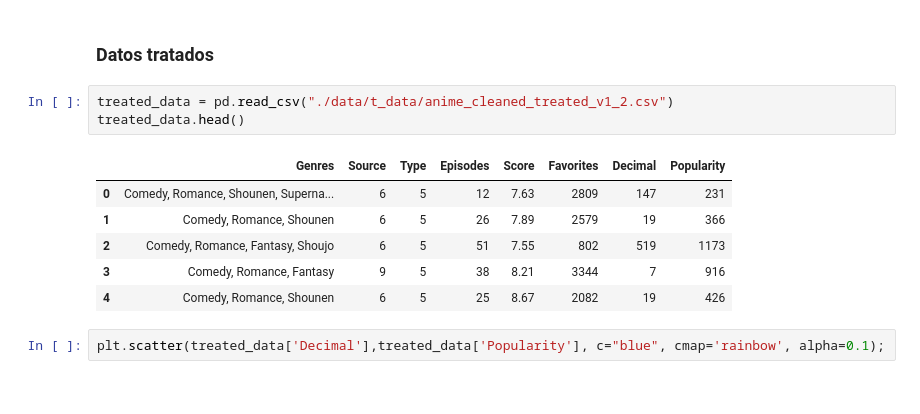
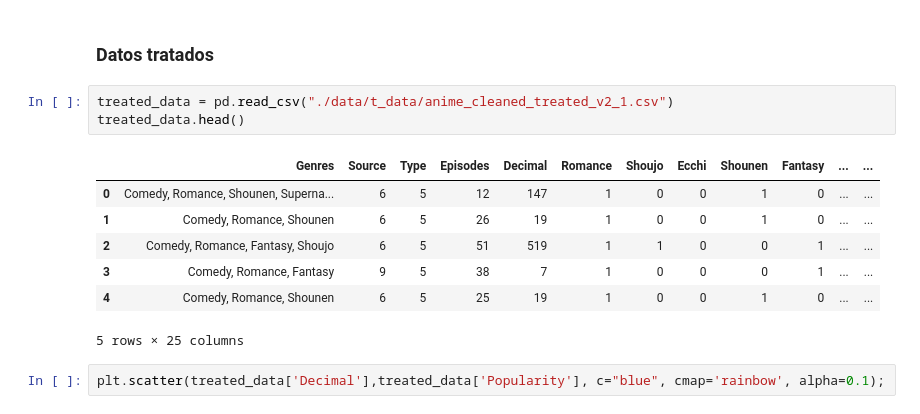
Before and after one commit to DouglasAR01/IA_Regresor_shows_animados, a Jupyter notebook: Data analysis.ipynb, the cells around one changed output. Drawn from its saved outputs; the diff is of its cells as text.

Commit message:
Nuevo regresor y columnas binarias de generos

```diff
--- a/Data analysis.ipynb
+++ b/Data analysis.ipynb
@@ -80,15 +80,16 @@ for j in range(len(x)):
 # %% [markdown]
 ### Datos tratados
 # %%
-treated_data = pd.read_csv("./data/t_data/anime_cleaned_treated_v1_2.csv")
+treated_data = pd.read_csv("./data/t_data/anime_cleaned_treated_v2_1.csv")
 treated_data.head()
 # %% [output]
-|  | Genres | Source | Type | Episodes | Score | Favorites | Decimal | Popularity |
-| 0 | Comedy, Romance, Shounen, Superna... | 6 | 5 | 12 | 7.63 | 2809 | 147 | 231 |
-| 1 | Comedy, Romance, Shounen | 6 | 5 | 26 | 7.89 | 2579 | 19 | 366 |
-| 2 | Comedy, Romance, Fantasy, Shoujo | 6 | 5 | 51 | 7.55 | 802 | 519 | 1173 |
-| 3 | Comedy, Romance, Fantasy | 9 | 5 | 38 | 8.21 | 3344 | 7 | 916 |
-| 4 | Comedy, Romance, Shounen | 6 | 5 | 25 | 8.67 | 2082 | 19 | 426 |
+|  | Genres | Source | Type | Episodes | Decimal | Romance | Shoujo | Ecchi | Shounen | Fantasy | ... | ... |
+| 0 | Comedy, Romance, Shounen, Superna... | 6 | 5 | 12 | 147 | 1 | 0 | 0 | 1 | 0 | ... | ... |
+| 1 | Comedy, Romance, Shounen | 6 | 5 | 26 | 19 | 1 | 0 | 0 | 1 | 0 | ... | ... |
+| 2 | Comedy, Romance, Fantasy, Shoujo | 6 | 5 | 51 | 519 | 1 | 1 | 0 | 0 | 1 | ... | ... |
+| 3 | Comedy, Romance, Fantasy | 9 | 5 | 38 | 7 | 1 | 0 | 0 | 0 | 1 | ... | ... |
+| 4 | Comedy, Romance, Shounen | 6 | 5 | 25 | 19 | 1 | 0 | 0 | 1 | 0 | ... | ... |
+5 rows × 25 columns
 # %%
 plt.scatter(treated_data['Decimal'],treated_data['Popularity'], c="blue", cmap='rainbow', alpha=0.1);
 # %% [output]
```
Also changed, not shown: parts of 2 cells of this notebook, 4 other files.
